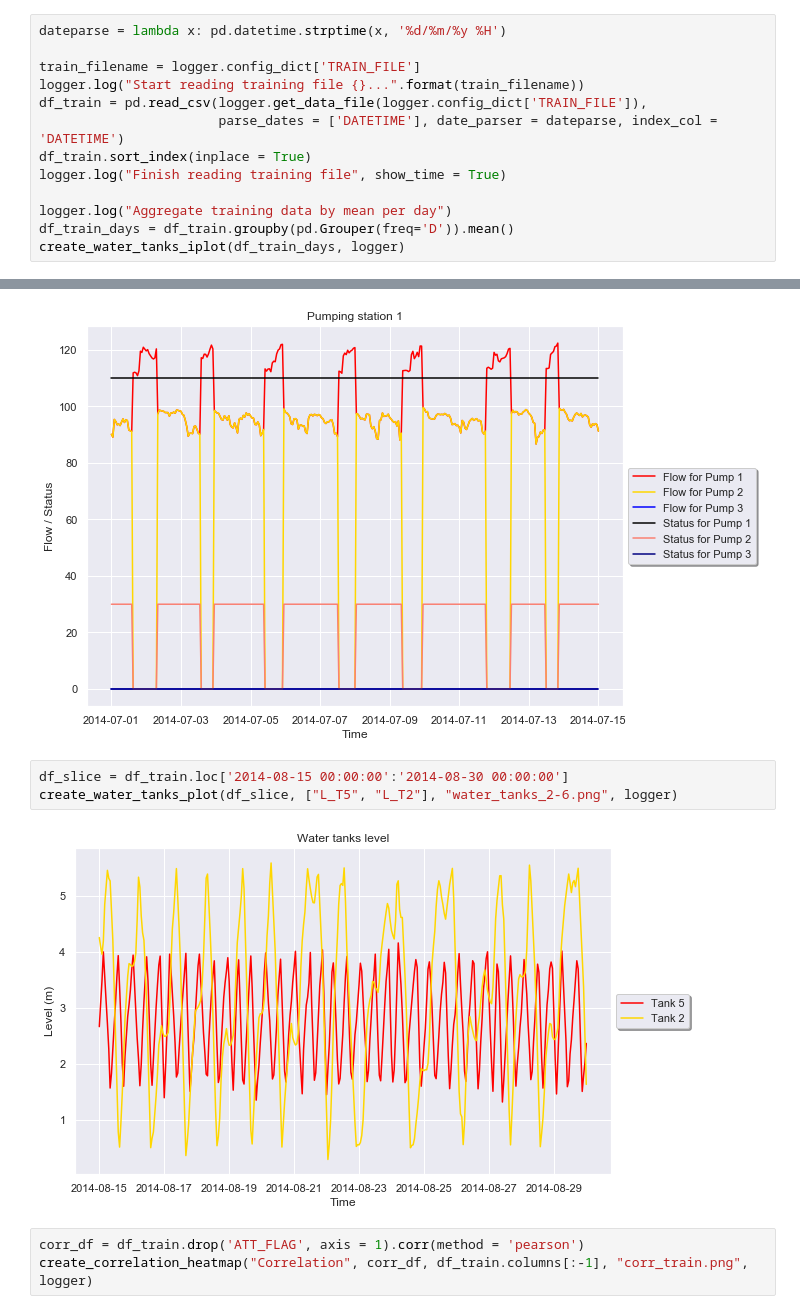
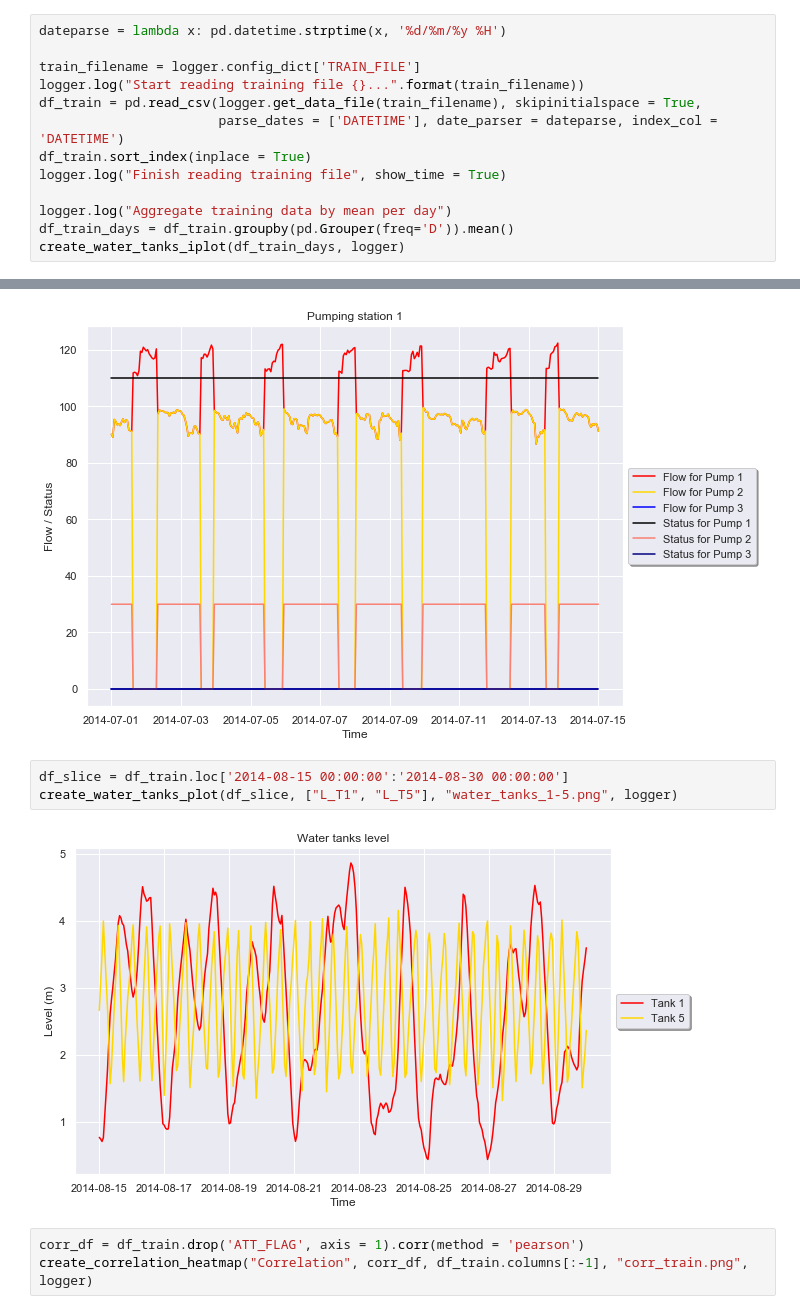
Before and after one commit to simionAndrei/CyberAnomDetect2, a Jupyter notebook: Exploratory Analysis.ipynb, the cells around one changed output, grey strips where cells are left out. Saved outputs shown, nothing was run; the diff lists cells and outputs as text.

```diff
--- a/Exploratory Analysis.ipynb
+++ b/Exploratory Analysis.ipynb
@@ -29,7 +29,7 @@ dateparse = lambda x: pd.datetime.strptime(x, '%d/%m/%y %H')
 
 train_filename = logger.config_dict['TRAIN_FILE']
 logger.log("Start reading training file {}...".format(train_filename))
-df_train = pd.read_csv(logger.get_data_file(logger.config_dict['TRAIN_FILE']),
+df_train = pd.read_csv(logger.get_data_file(train_filename), skipinitialspace = True,
                        parse_dates = ['DATETIME'], date_parser = dateparse, index_col = 'DATETIME')
 df_train.sort_index(inplace = True)
 logger.log("Finish reading training file", show_time = True)
@@ -79,9 +79,9 @@ create_pump_station_plot(df_slice, "pump_station1.png", logger)
 [figure]
 # %%
 df_slice = df_train.loc['2014-08-15 00:00:00':'2014-08-30 00:00:00']
-create_water_tanks_plot(df_slice, ["L_T5", "L_T2"], "water_tanks_2-6.png", logger)
+create_water_tanks_plot(df_slice, ["L_T1", "L_T5"], "water_tanks_1-5.png", logger)
 # %% [output]
-[figure, old version]
+[figure, new version]
 # %%
 corr_df = df_train.drop('ATT_FLAG', axis = 1).corr(method = 'pearson')
 create_correlation_heatmap("Correlation", corr_df, df_train.columns[:-1], "corr_train.png", logger)
```
Also changed, not shown: parts of 11 cells of this notebook, 1 other file.
